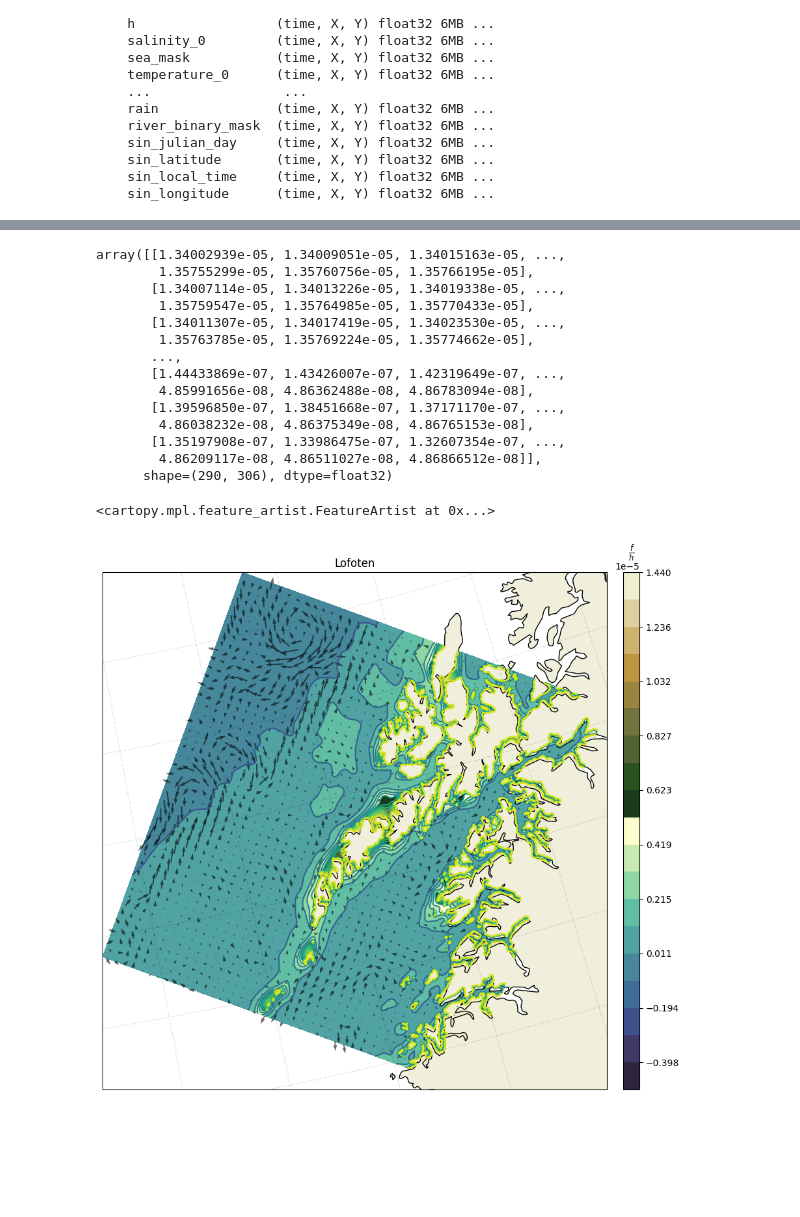
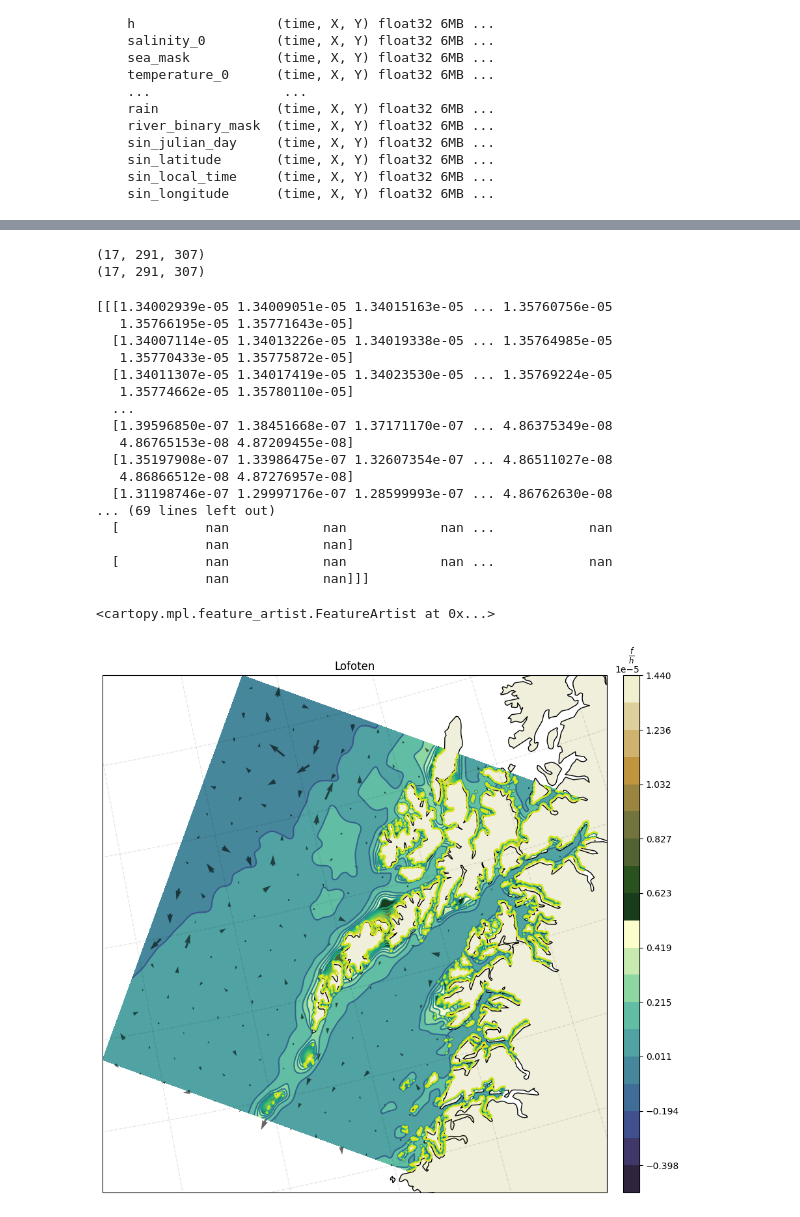
Before and after one commit to metno/ocean-ai, a Jupyter notebook: plot/contourlines.ipynb, the cells around one changed output, grey strips where cells are left out. Saved outputs shown, nothing was run; the diff lists cells and outputs as text; code cells hidden in the pictures; blank space fills up the shorter version.

Commit message:
few plots, now add other areas

```diff
--- a/plot/contourlines.ipynb
+++ b/plot/contourlines.ipynb
@@ -116,38 +117,49 @@ f_L = Lofoten.f
+# %%
+print(h_L.shape)
+print(zeta.shape)
+# %% [output]
+(17, 291, 307)
+(17, 291, 307)
 # %%
-f_h = f.values/h.values
+f_h = f_L.values/h_L.values
 f_h[0,slice(x_min,x_max),slice(y_min, y_max)]
+np.printoptions(np.inf)
+print(f_h)
 # %% [output]
-array([[1.34002939e-05, 1.34009051e-05, 1.34015163e-05, ...,
-        1.35755299e-05, 1.35760756e-05, 1.35766195e-05],
-       [1.34007114e-05, 1.34013226e-05, 1.34019338e-05, ...,
-        1.35759547e-05, 1.35764985e-05, 1.35770433e-05],
-       [1.34011307e-05, 1.34017419e-05, 1.34023530e-05, ...,
-        1.35763785e-05, 1.35769224e-05, 1.35774662e-05],
-       ...,
-       [1.44433869e-07, 1.43426007e-07, 1.42319649e-07, ...,
-        4.85991656e-08, 4.86362488e-08, 4.86783094e-08],
-       [1.39596850e-07, 1.38451668e-07, 1.37171170e-07, ...,
-        4.86038232e-08, 4.86375349e-08, 4.86765153e-08],
-       [1.35197908e-07, 1.33986475e-07, 1.32607354e-07, ...,
-        4.86209117e-08, 4.86511027e-08, 4.86866512e-08]],
-      shape=(290, 306), dtype=float32)
+[[[1.34002939e-05 1.34009051e-05 1.34015163e-05 ... 1.35760756e-05
+   1.35766195e-05 1.35771643e-05]
+  [1.34007114e-05 1.34013226e-05 1.34019338e-05 ... 1.35764985e-05
+   1.35770433e-05 1.35775872e-05]
+  [1.34011307e-05 1.34017419e-05 1.34023530e-05 ... 1.35769224e-05
+   1.35774662e-05 1.35780110e-05]
+  ...
+  [1.39596850e-07 1.38451668e-07 1.37171170e-07 ... 4.86375349e-08
+   4.86765153e-08 4.87209455e-08]
+  [1.35197908e-07 1.33986475e-07 1.32607354e-07 ... 4.86511027e-08
+   4.86866512e-08 4.87276957e-08]
+  [1.31198746e-07 1.29997176e-07 1.28599993e-07 ... 4.86762630e-08
+... (69 lines left out)
+  [           nan            nan            nan ...            nan
+              nan            nan]
+  [           nan            nan            nan ...            nan
+              nan            nan]]]
 # %%
-step = 7
+step = 5
 min_l = -0.5e-5
 max_l = 1.44e-5
 custom = np.linspace(min_l, max_l, 20)
 # %%
 fig,ax = plt.subplots(figsize = (10,12), subplot_kw={'projection': ccrs.NorthPolarStereo()})
-im = ax.contour(Lofoten.longitude.values, Lofoten.latitude.values, f_h[0,slice(x_min,x_max+1),slice(y_min, y_max+1)], levels = custom, transform = ccrs.PlateCarree(), zorder = 2, color = 'black')
-im2 = ax.contourf(Lofoten.longitude.values, Lofoten.latitude.values, f_h[0,slice(x_min,x_max+1),slice(y_min, y_max+1)], levels = custom, transform = ccrs.PlateCarree(), zorder = 1, cmap = cmocean.cm.topo)
-ax.quiver(Lofoten.longitude.values[::step, ::step], Lofoten.latitude.values[::step, ::step], Lofoten.u_eastward_0[0,:,:].values[::step, ::step], Lofoten.v_northward_0[0,:,:].values[::step, ::step], transform = ccrs.PlateCarree(), color = 'black', alpha = 0.6, scale = 20)
+im = ax.contour(Lofoten.longitude.values, Lofoten.latitude.values, f_h[0,:,:], levels = custom, transform = ccrs.PlateCarree(), zorder = 2, color = 'black')
+im2 = ax.contourf(Lofoten.longitude.values, Lofoten.latitude.values, f_h[0,:,:], levels = custom, transform = ccrs.PlateCarree(), zorder = 1, cmap = cmocean.cm.topo)
+ax.quiver(Lofoten.longitude.values[::step, ::step], Lofoten.latitude.values[::step, ::step], Lofoten.u_eastward_0[1,:,:].values[::step, ::step], Lofoten.v_northward_0[1,:,:].values[::step, ::step], transform = ccrs.PlateCarree(), color = 'black', alpha = 0.6, scale = 20)
 cax = fig.add_axes([ax.get_position().x1+0.025, ax.get_position().y0, 0.025, ax.get_position().height])
 cbar = fig.colorbar(im2, ax=ax, cax = cax, extend = "both")
 gl = ax.gridlines(crs = ccrs.PlateCarree(), draw_labels = False, linewidth = 1, color = 'black', alpha = 0.1, linestyle = '--')
 gl.xlabels_top = False
 ax.set_title('Lofoten')
 cbar.ax.set_title(r'$\frac{f}{h}$')
 ax.add_feature(cartopy.feature.LAND, zorder = 1, edgecolor = 'black')
 # %% [output]
 <cartopy.mpl.feature_artist.FeatureArtist at 0x...>
-[figure, old version]
+[figure, new version]
```
Also changed, not shown: parts of 10 cells of this notebook.
